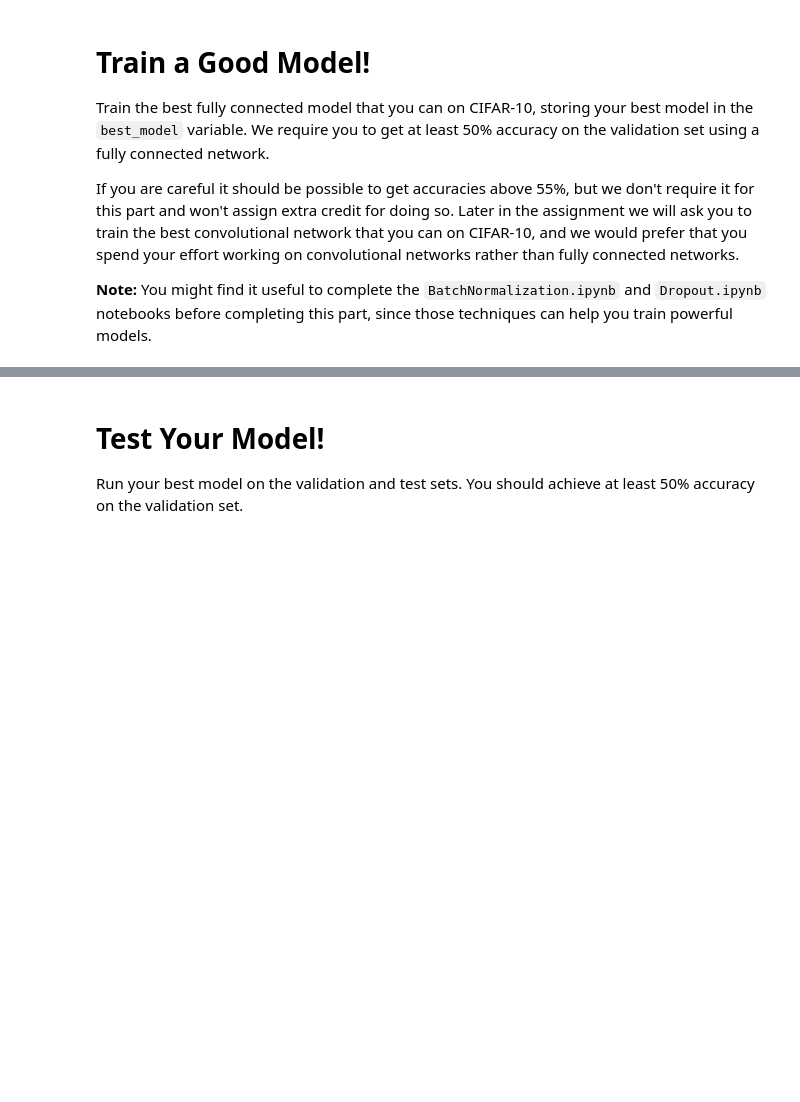
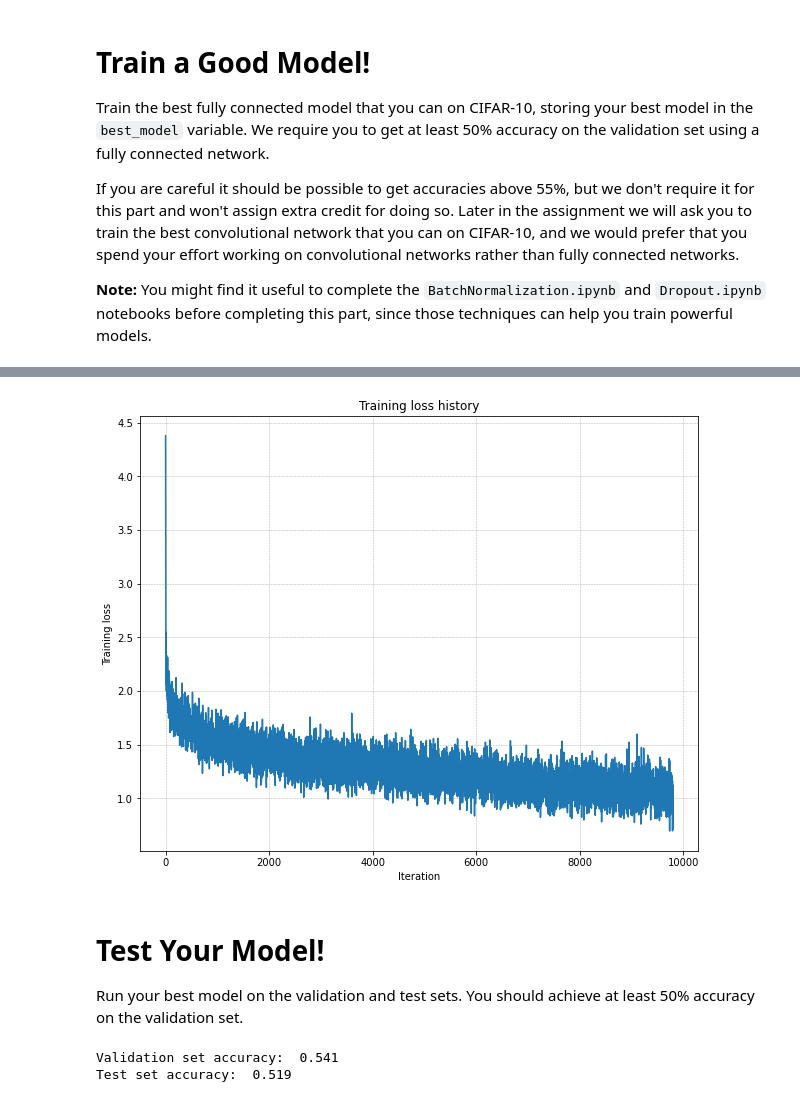
Before and after one commit to jhlee508/cs231n, a Jupyter notebook: assignment2/FullyConnectedNets.ipynb, the cells around one changed output, grey strips where cells are left out. Drawn from its saved outputs; the diff is of its cells as text; code cells hidden in the pictures; blank space fills up the shorter version.

Commit message:
FullyConnectedNets finished

```diff
--- a/assignment2/FullyConnectedNets.ipynb
+++ b/assignment2/FullyConnectedNets.ipynb
@@ -413,9 +536,36 @@ best_model = None
 ################################################################################
 # *****START OF YOUR CODE (DO NOT DELETE/MODIFY THIS LINE)*****
 
-pass
+learning_rate = 2e-3
+weight_scale = 6e-2
+
+model = FullyConnectedNet(
+    [100, 100, 100, 100, 100],
+    weight_scale=weight_scale,
+    dtype=np.float64
+)
+solver = Solver(
+    model,
+    data,
+    print_every=100,
+    num_epochs=20,
+    batch_size=100,
+    update_rule='adam',
+    optim_config={'learning_rate': learning_rate},
+)
+solver.train()
+
+plt.plot(solver.loss_history)
+plt.title('Training loss history')
+plt.xlabel('Iteration')
+plt.ylabel('Training loss')
+plt.grid(linestyle='--', linewidth=0.5)
+plt.show()
+
+best_model = model
 
 # *****END OF YOUR CODE (DO NOT DELETE/MODIFY THIS LINE)*****
 ################################################################################
 #                              END OF YOUR CODE                                #
 ################################################################################
+# %% [output]
@@ -422,3 +589,4 @@ pass
+[figure, added]
 # %% [markdown]
 # Test Your Model!
 Run your best model on the validation and test sets. You should achieve at least 50% accuracy on the validation set.
@@ -427,3 +595,6 @@ y_test_pred = np.argmax(best_model.loss(data['X_test']), axis=1)
 y_val_pred = np.argmax(best_model.loss(data['X_val']), axis=1)
 print('Validation set accuracy: ', (y_val_pred == data['y_val']).mean())
 print('Test set accuracy: ', (y_test_pred == data['y_test']).mean())
+# %% [output]
+Validation set accuracy:  0.541
+Test set accuracy:  0.519
```
Also changed, not shown: parts of 17 cells of this notebook, 3 other files.
